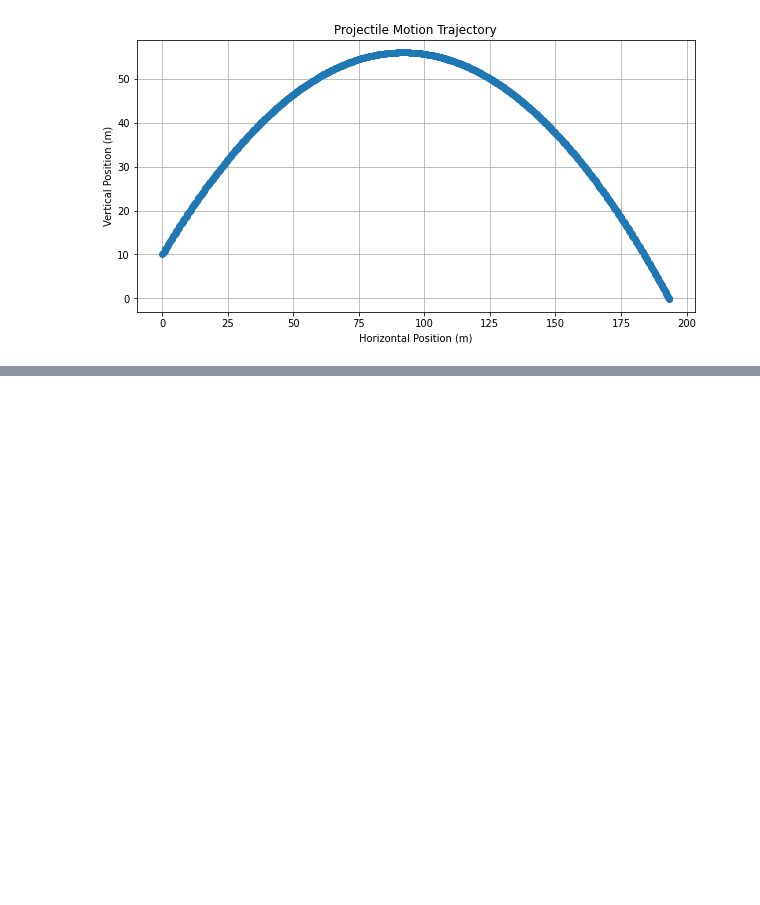
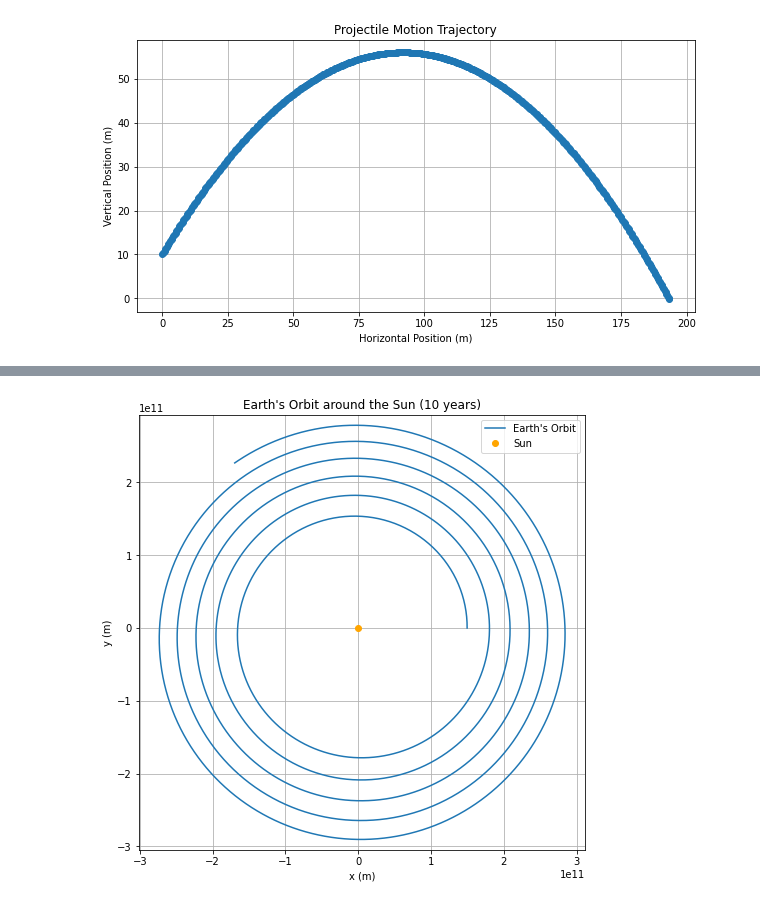
Before and after one commit to LC1332/Learn-Python-with-GPT, a Jupyter notebook: 2_Loop.ipynb, the cells around one changed output, grey strips where cells are left out. Saved outputs shown, nothing was run; the diff lists cells and outputs as text; code cells hidden in the pictures; blank space fills up the shorter version.

```diff
--- a/2_Loop.ipynb
+++ b/2_Loop.ipynb
@@ -148,0 +236,60 @@ plt.show()
+# %%
+import numpy as np
+import matplotlib.pyplot as plt
+
+# Constants
+G = 6.67430e-11  # gravitational constant (m^3 kg^-1 s^-2)
+M_sun = 1.989e30  # mass of the Sun (kg)
+AU = 1.496e11  # astronomical unit (m)
+year = 3.154e7  # seconds in a year
+
+# Initial conditions (Earth's orbit)
+x = AU  # initial position (m)
+y = 0
+last_vx = 0  # initial velocity (m/s)
+last_vy = 29.78e3  # initial velocity (m/s)
+dt = 24*3600  # time step: one day in seconds
+t_final = 10 * year  # 10 years in seconds
+n_steps = int(t_final / dt)  # number of steps
+
+# Lists to store the trajectory points
+x_list = [x]
+y_list = [y]
+
+# Simulation loop using Euler's method
+for _ in range(n_steps):
+    # Calculate the distance from the Sun
+    r = np.sqrt(x**2 + y**2)
+
+    # Calculate the gravitational force components
+    fx = -G * M_sun * x / r**3
+    fy = -G * M_sun * y / r**3
+
+    # Update velocities
+    vx = last_vx + fx * dt
+    vy = last_vy + fy * dt
+
+    # Update positions
+    x += last_vx * dt
+    y += last_vy * dt
+
+    last_vx = vx
+    last_vy = vy
+
+    # Store the positions
+    x_list.append(x)
+    y_list.append(y)
+
+# Plotting the trajectory
+plt.figure(figsize=(8, 8))
+plt.plot(x_list, y_list, label='Earth\'s Orbit')
+plt.plot(0, 0, 'o', label='Sun', color='orange')
+plt.xlabel('x (m)')
+plt.ylabel('y (m)')
+plt.title('Earth\'s Orbit around the Sun (10 years)')
+plt.legend()
+plt.axis('equal')
+plt.grid(True)
+plt.show()
+# %% [output]
+[figure, added]
```
Also changed, not shown: parts of 16 cells of this notebook.
